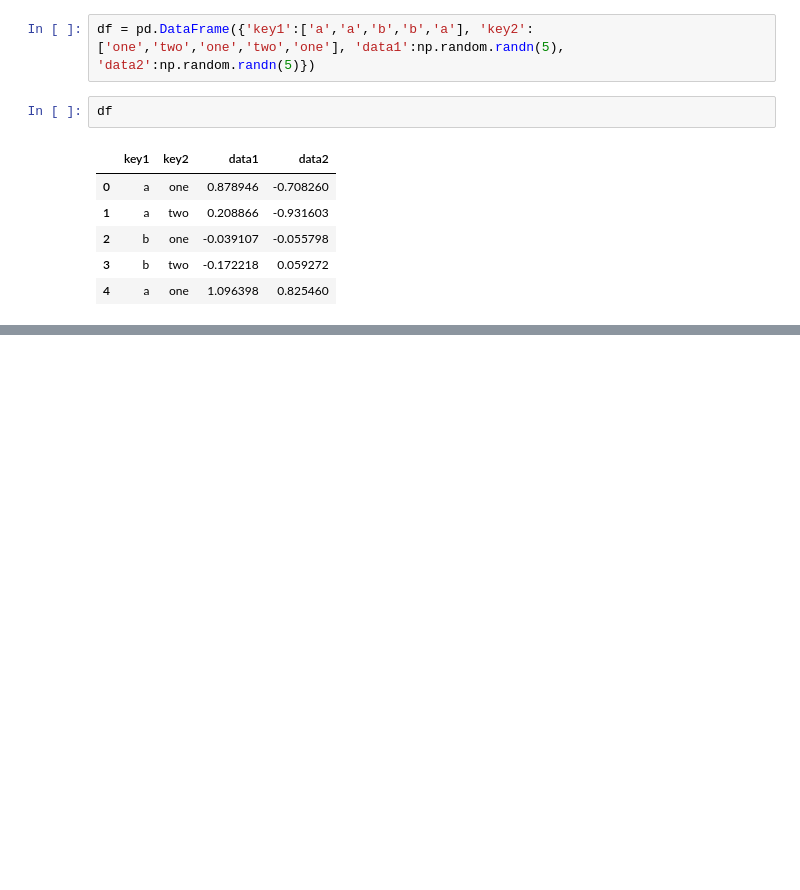
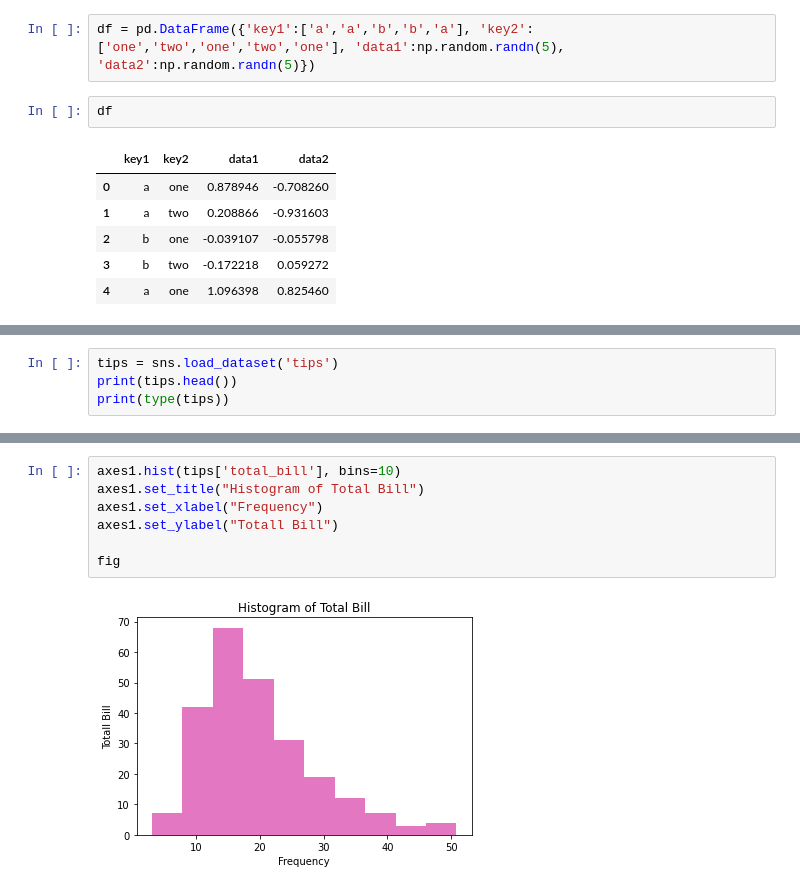
Before and after one commit to JunyoungYhim/python220621, a Jupyter notebook: Untitled-1.ipynb, the cells around one changed output, grey strips where cells are left out. Cells and saved outputs as stored; diff of their text form; blank space fills up the shorter version.

```diff
--- a/Untitled-1.ipynb
+++ b/Untitled-1.ipynb
@@ -15,0 +159,4 @@ df
+# %%
+tips = sns.load_dataset('tips')
+print(tips.head())
+print(type(tips))
@@ -15,0 +214,9 @@ df
+# %%
+axes1.hist(tips['total_bill'], bins=10)
+axes1.set_title("Histogram of Total Bill")
+axes1.set_xlabel("Frequency")
+axes1.set_ylabel("Totall Bill")
+
+fig
+# %% [output]
+[figure, added]
```
Also changed, not shown: parts of 20 cells of this notebook.
